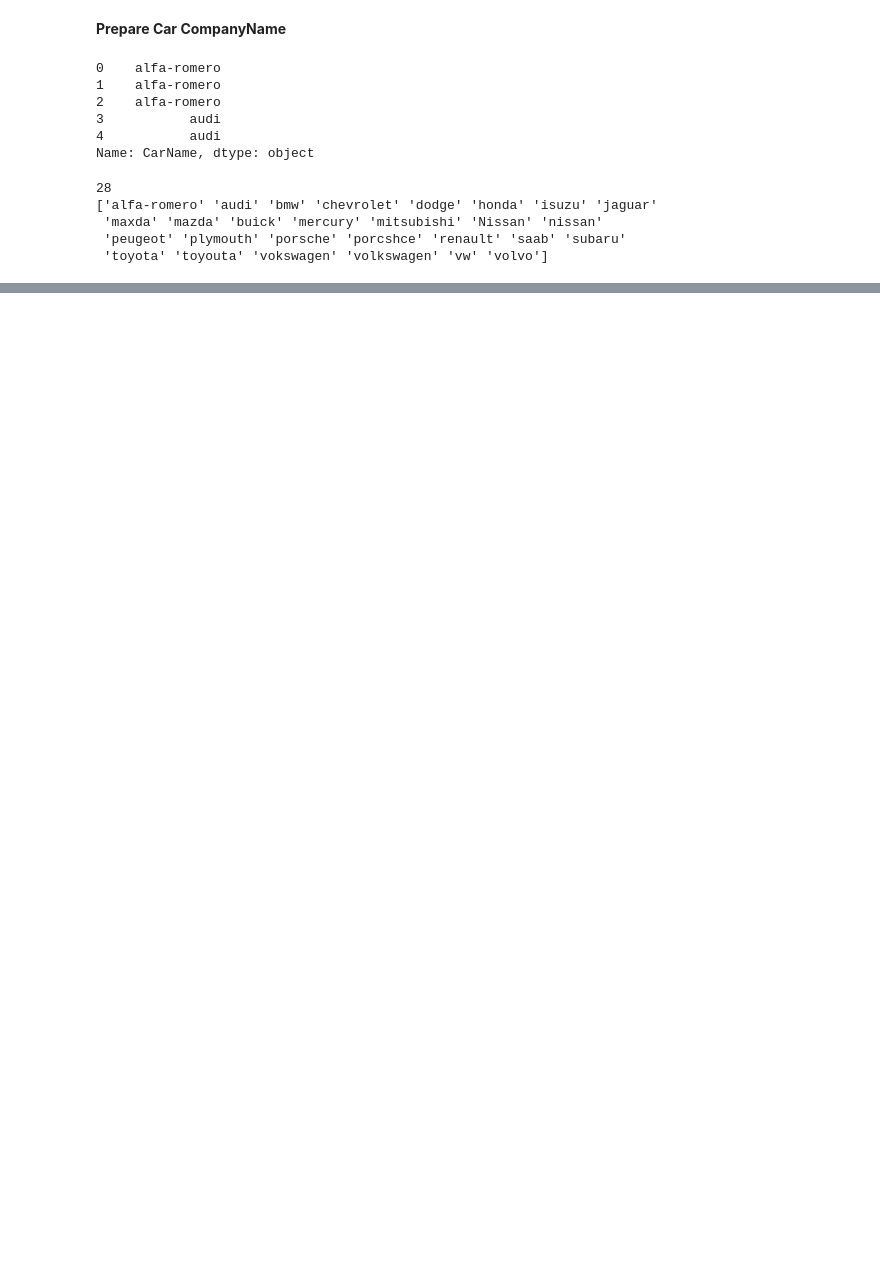
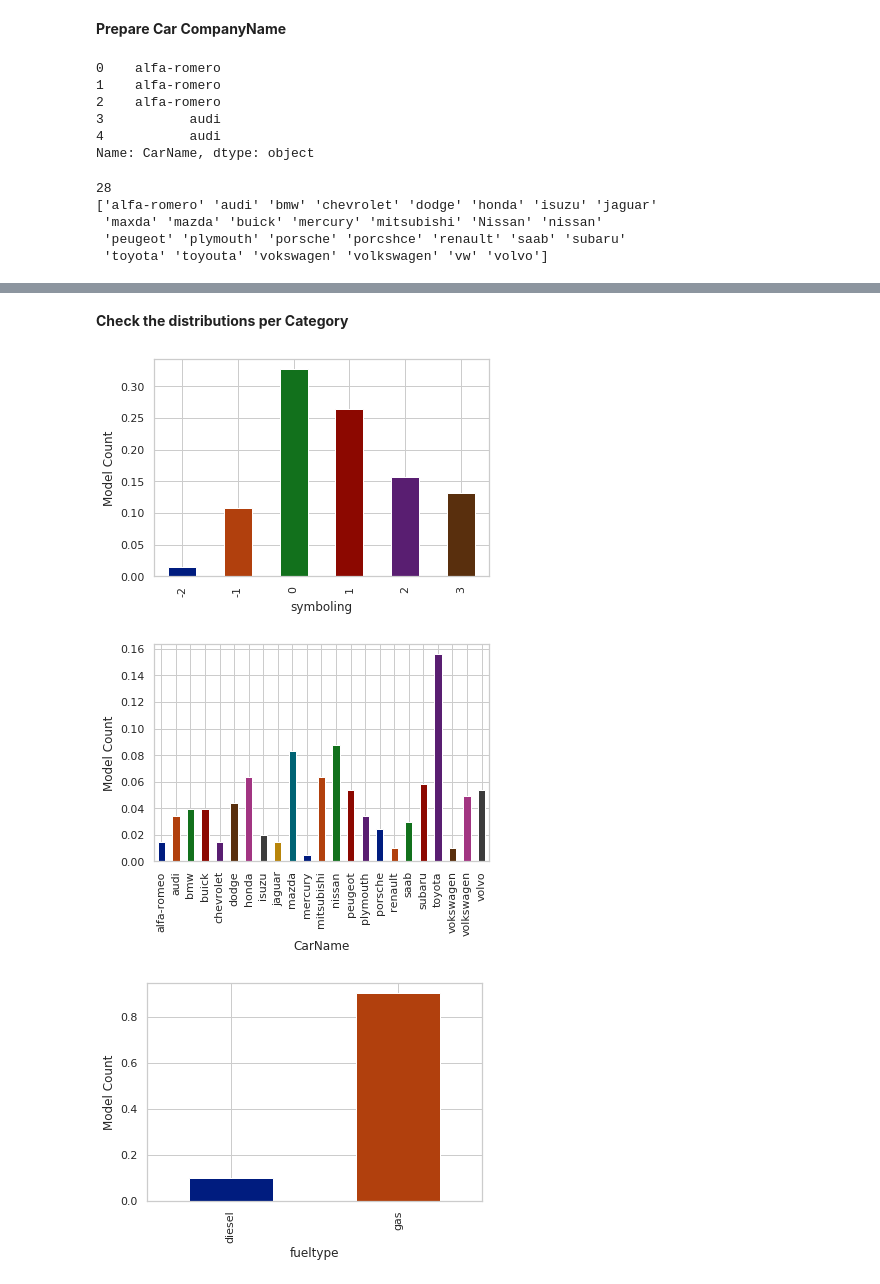
Before and after one commit to HemantTiwariGitHub/IntelligenceCodes, a Jupyter notebook: CarPriceAssignment.ipynb, the cells around one changed output, grey strips where cells are left out. Saved outputs shown, nothing was run; the diff lists cells and outputs as text; code cells hidden in the pictures; blank space fills up the shorter version.

```diff
--- a/CarPriceAssignment.ipynb
+++ b/CarPriceAssignment.ipynb
@@ -101,0 +89,5 @@ print (Manufacturers)
+# %%
+carPrices['CarName'] = carPrices['CarName'].str.lower()
+carPrices['CarName'].replace({'maxda':'mazda', 'porcshce':'porsche', 'toyouta':'toyota', 'vokswagen':'volkswagen', 'vw':'vokswagen'},  inplace=True)
+# There is spelling mistake in name of "Alfa-Romero" , The real world manufacturer is "Alfa-Romeo"
+carPrices['CarName'].replace({'alfa-romero':'alfa-romeo'},  inplace=True)
@@ -101,0 +106,18 @@ print (Manufacturers)
+# %%
+%pip install simple_colors
+from simple_colors import *
+
+def columnAnalysis(column, catList, threshold):
+    Threshold =threshold
+    uniqueVal = column.unique()
+    numUniqueVal = len (uniqueVal)
+    printUnique = uniqueVal if numUniqueVal < Threshold else ""
+    printString = str(column.name) + " UniqueVal : " + str(numUniqueVal)
+    if (numUniqueVal <= Threshold and numUniqueVal>1):
+        print(red(printString, 'bold'), end ="   ")
+        print(printUnique)
+        catList.append(column.name)
+    else :
+        print(printString)
+
+    return catList
@@ -101,0 +126,5 @@ print (Manufacturers)
+# %%
+catgoricalVariables = []
+for column in carPrices:
+   catgoricalVariables = columnAnalysis(carPrices[column],catgoricalVariables, 25)
+print (catgoricalVariables)
@@ -101,0 +192,15 @@ print (Manufacturers)
+# %% [markdown]
+**Check the distributions per Category**
+# %%
+def plotCategoricalVariables(columnName,dataFrame):
+    sns.set(style="whitegrid")
+    ax = (carPrices.groupby(columnName).size()/len(carPrices.index)).plot.bar(color=sns.color_palette('dark', 15))
+    ax.set(xlabel= columnName, ylabel='Model Count')
+    plt.show()
+# %%
+for column in catgoricalVariables:
+    plotCategoricalVariables(column,carPrices)
+# %% [output]
+[figure, added]
+[figure, added]
+[figure, added]
```
Also changed, not shown: parts of 94 cells of this notebook.
